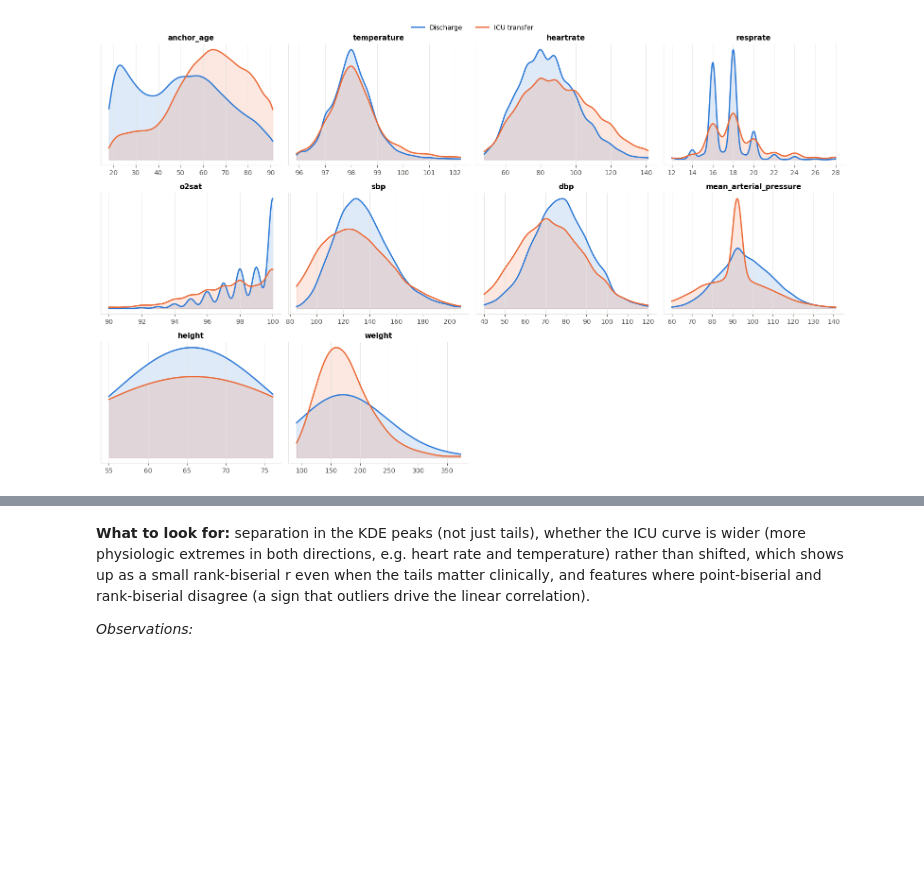
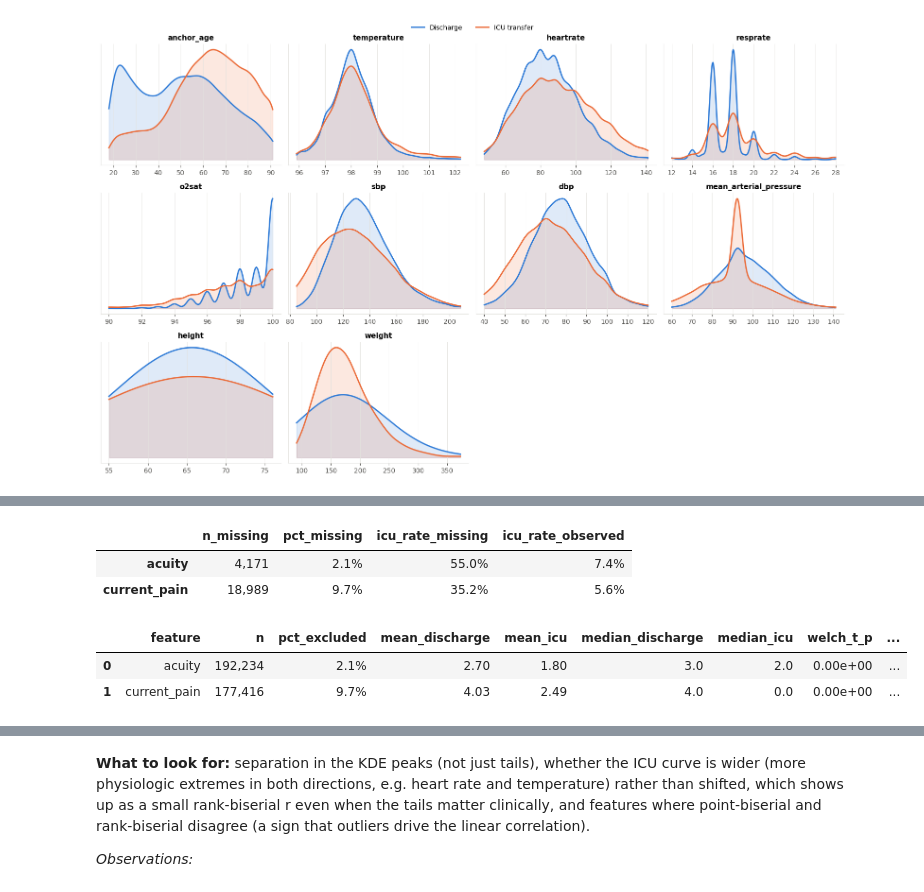
Before and after one commit to tkbarb10/ADS599-Capstone, a Jupyter notebook: eda/test.ipynb, the cells around one changed output, grey strips where cells are left out. Drawn from its saved outputs; the diff is of its cells as text; code cells hidden in the pictures; blank space fills up the shorter version.

```diff
--- a/eda/test.ipynb
+++ b/eda/test.ipynb
@@ -591,0 +523,49 @@ plot_kde_grid(df_stay, CONTINUOUS)
+# %%
+def clean_ordinal(data, cols=ORDINAL):
+    """Set imputed (non-integer) or flagged-missing ordinal values to NaN and add a string level column with 'Missing'."""
+    out = data[['ed_stay_id', 'subject_id', TARGET]].copy()
+    for col in cols:
+        vals = pd.to_numeric(data[col], errors='coerce')
+        missing = vals.isna() | (vals % 1 != 0)
+        flag = f"{col.removeprefix('current_')}_missing"
+        if flag in data.columns:
+            missing |= data[flag] == 1
+        out[col] = vals.mask(missing)
+        out[f'{col}_is_missing'] = missing.astype(int)
+        out[f'{col}_level'] = out[col].map(lambda v: 'Missing' if pd.isna(v) else str(int(v)))
+    return out
+
+
+ord_one = clean_ordinal(df_one)
+ord_stay = clean_ordinal(df_stay)
+
+# How much was imputed, and how does the ICU rate differ?
+missing_summary = pd.DataFrame({
+    col: {
+        'n_missing': ord_one[f'{col}_is_missing'].sum(),
+        'pct_missing': ord_one[f'{col}_is_missing'].mean(),
+        'icu_rate_missing': ord_one.loc[ord_one[f'{col}_is_missing'] == 1, TARGET].mean(),
+        'icu_rate_observed': ord_one.loc[ord_one[f'{col}_is_missing'] == 0, TARGET].mean(),
+    }
+    for col in ORDINAL
+}).T
+missing_summary.style.format({
+    'n_missing': '{:,.0f}', 'pct_missing': '{:.1%}', 'icu_rate_missing': '{:.1%}', 'icu_rate_observed': '{:.1%}',
+})
+# %% [output]
+|  | n_missing | pct_missing | icu_rate_missing | icu_rate_observed |
+| acuity | 4,171 | 2.1% | 55.0% | 7.4% |
+| current_pain | 18,989 | 9.7% | 35.2% | 5.6% |
+# %%
+ord_cont = continuous_tests(ord_one, ORDINAL)
+ord_cont['auc_from_rank_biserial'] = (1 + ord_cont['rank_biserial_r'].abs()) / 2
+ord_cont.style.format({
+    'n': '{:,}', 'pct_excluded': '{:.1%}',
+    'mean_discharge': '{:.2f}', 'mean_icu': '{:.2f}', 'median_discharge': '{:.1f}', 'median_icu': '{:.1f}',
+    'welch_t_p': '{:.2e}', 'mwu_p': '{:.2e}', 'welch_t_p_adj': '{:.2e}', 'mwu_p_adj': '{:.2e}',
+    'point_biserial_r': '{:.3f}', 'rank_biserial_r': '{:.3f}', 'cohens_d': '{:.3f}', 'auc_from_rank_biserial': '{:.3f}',
+})
+# %% [output]
+|  | feature | n | pct_excluded | mean_discharge | mean_icu | median_discharge | median_icu | welch_t_p | ... |
+| 0 | acuity | 192,234 | 2.1% | 2.70 | 1.80 | 3.0 | 2.0 | 0.00e+00 | ... |
+| 1 | current_pain | 177,416 | 9.7% | 4.03 | 2.49 | 4.0 | 0.0 | 0.00e+00 | ... |
```
Also changed, not shown: parts of 38 cells of this notebook.
